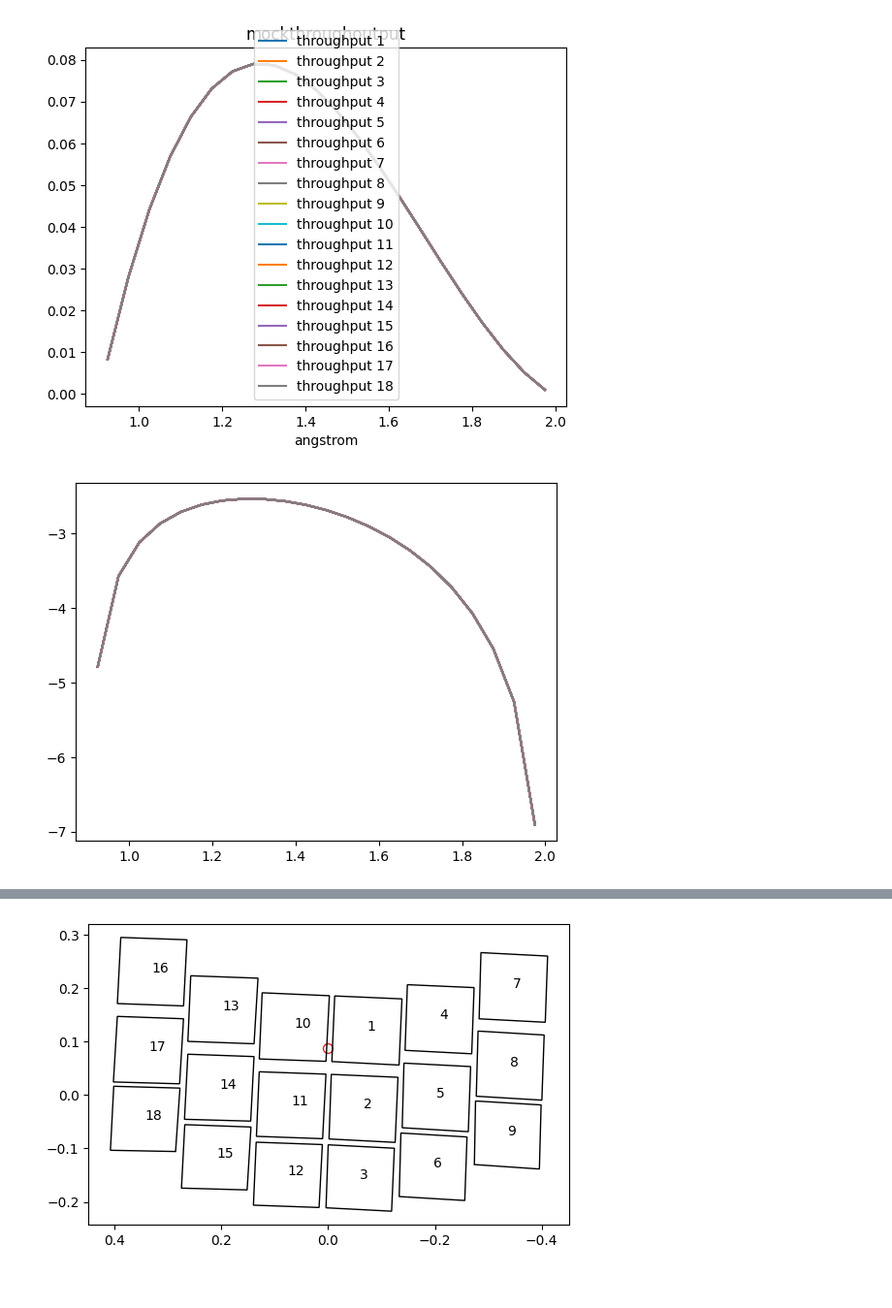
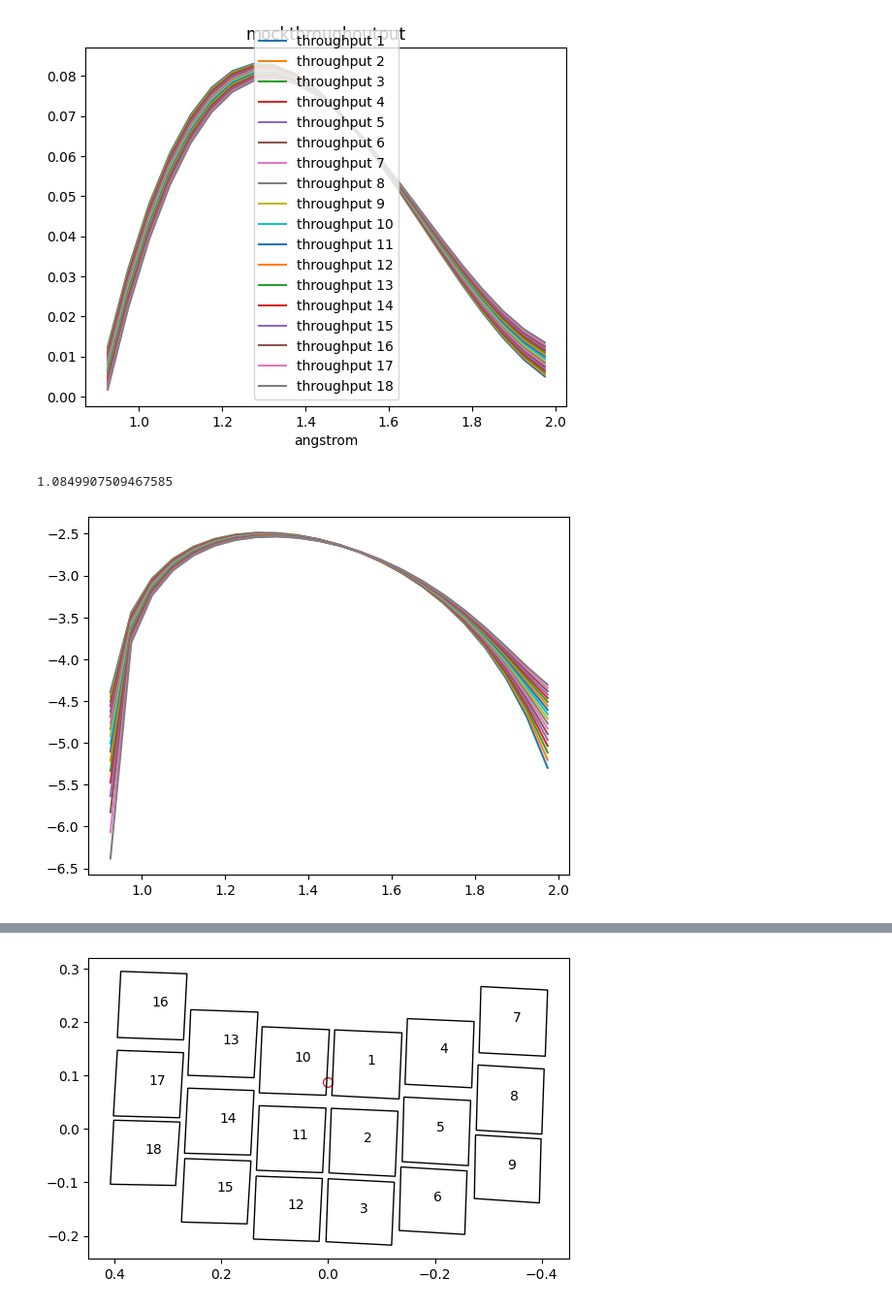
Before and after one commit to roman-grs-pit/relativefluxcalibration_test, a Jupyter notebook: wavelength_dependent_sca_grism_test.ipynb, the cells around one changed output, grey strips where cells are left out. Shown at 97% size. Drawn from its saved outputs; the diff is of its cells as text; code cells hidden in the pictures.

```diff
--- a/wavelength_dependent_sca_grism_test.ipynb
+++ b/wavelength_dependent_sca_grism_test.ipynb
@@ -40,39 +40,41 @@ optmod = optical_model.RomanOpticalModel()
 # %%
 _coeff = optmod._get_beam_trace(2044,2044,1, width=1, order="+1")
 
 _1, _2, _3, _4, master_bins = bin_cut(_coeff) #left edges of bins
 
-def throughput(x):
+def throughput_func(x):
     coeff = [0.4, -0.9, -2.7, 3.3]
     scale = 1
     terms = [coeff[i]*x**(3-i) for i in range(4)]
     return scale*sum(terms)
 
 def rescale(x):
     return (x - np.min(x)) / np.sum((x - np.min(x)))
 
 lam = np.linspace(-2.5,2,22)
-rescaled = rescale(throughput(lam))
+
 master_bin_centers = (master_bins[1] - master_bins[0])/2 + master_bins
 throughput_data = np.zeros((18, len(master_bin_centers)))
 for i in range(18):
 
-    sca_throughput = rescale(throughput(lam))
-    throughput_data[i] = sca_throughput+0.001
+    sca_throughput = rescale(throughput_func(lam))
+    throughput_data[i] = sca_throughput+0.005 + 0.001*lam*i/4
 
-# throughput_data[17] *= 0.5
 # plt.plot(master_bin_centers, throughput_data[5]/throughput_data[2], label = "throughput")
 for i in range(18):
     plt.plot(master_bin_centers, throughput_data[i], label = f"throughput {i+1}")
 plt.legend()
 plt.title("mockthroughoutput")
 plt.xlabel("angstrom")
 plt.show()
+throughput_data = np.log(throughput_data)
 # %% [output]
-[figure, old version]
+[figure, new version]
 # %%
-throughput_data = np.log(throughput_data)
 for i in range(18):
     plt.plot(master_bin_centers, throughput_data[i], label = f"throughput {i+1}")
+    # print(np.sum(throughput_data[i])/22)  # Check normalization
+print(np.min(throughput_data[0]) - np.min(throughput_data[17]))
 # %% [output]
+1.0849907509467585
-[figure, old version]
+[figure, new version]
```
Also changed, not shown: parts of 27 cells of this notebook, 1 other file.
